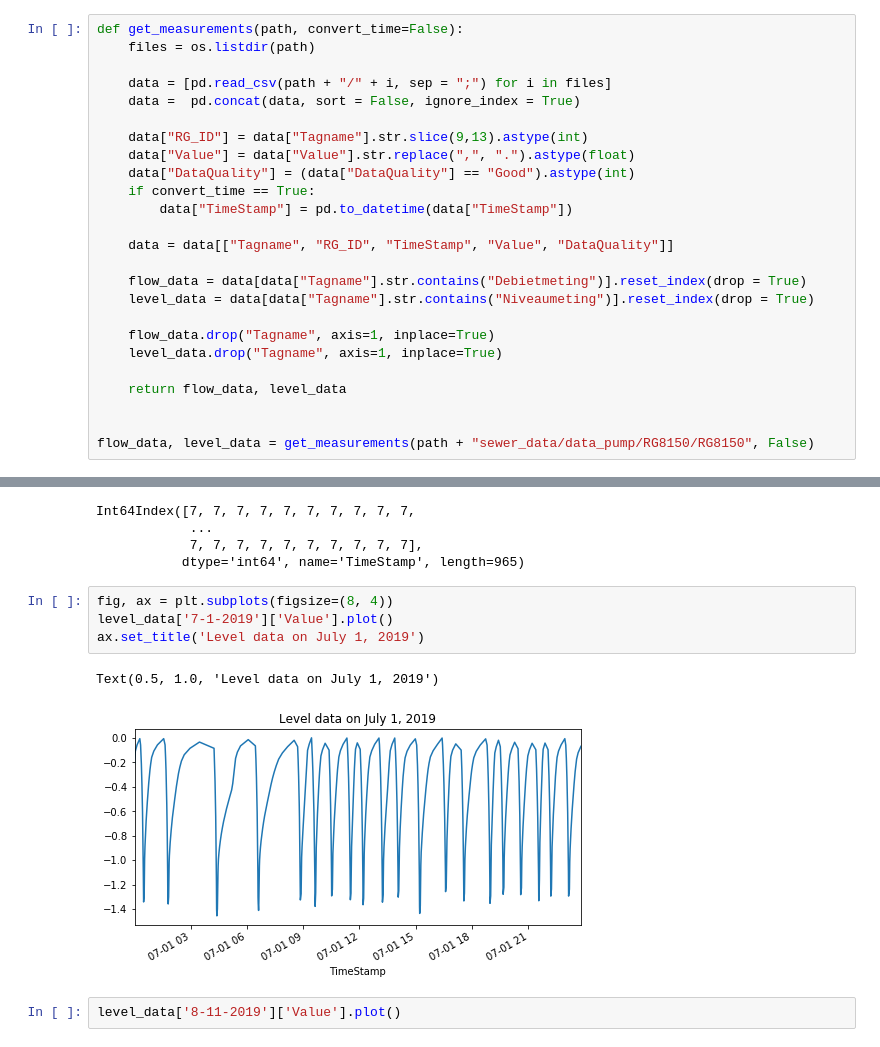
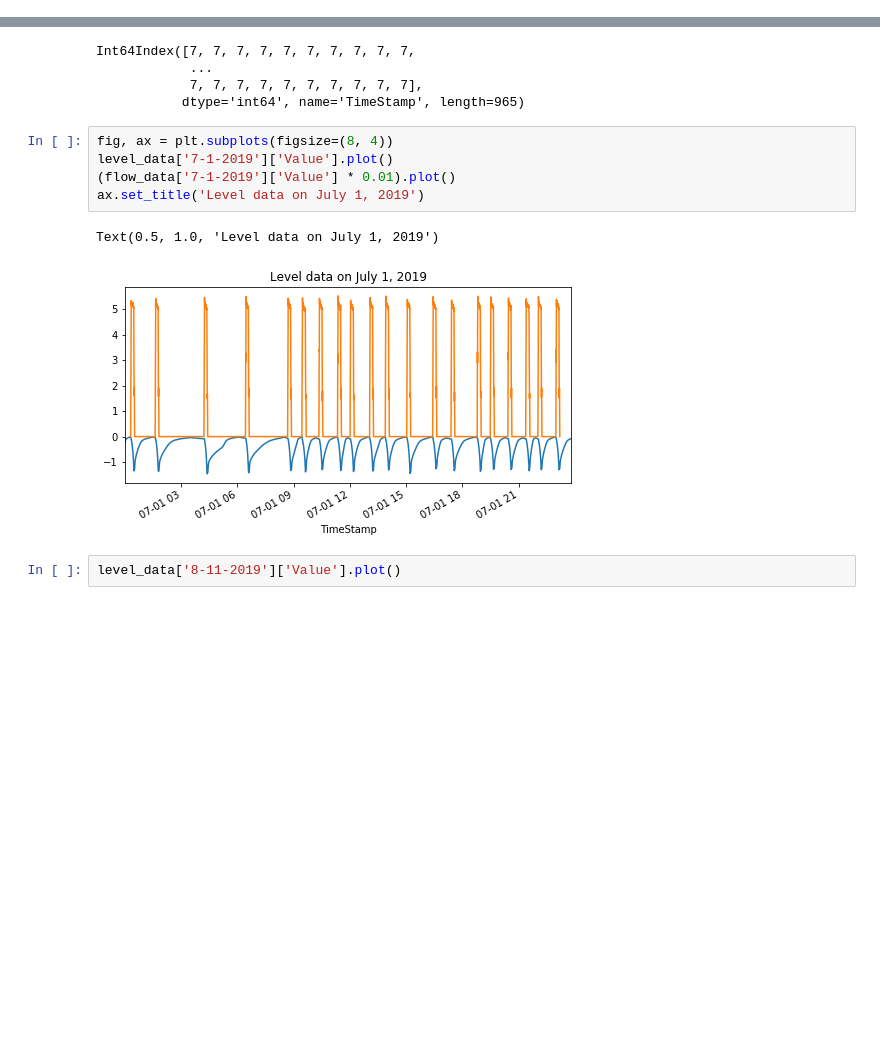
Before and after one commit to JalkapalloX/JBG060-Data-Challenge-3, a Jupyter notebook: Utility/Q&A 1.ipynb, the cells around one changed output, grey strips where cells are left out. Cells and saved outputs as stored; diff of their text form; blank space fills up the shorter version.

Commit message:
Visualisations of level, flow and rain data

```diff
--- a/Utility/Q&A 1.ipynb
+++ b/Utility/Q&A 1.ipynb
@@ -12,28 +13,3 @@ from matplotlib.ticker import MaxNLocator
 path = "C:/Users/20175825/OneDrive - TU Eindhoven/Data Science Bachelor Year 3/Data Challenge 3/waterschap-aa-en-maas_sewage_2019/"
 
 %matplotlib inline
-# %%
-def get_measurements(path, convert_time=False):
-    files = os.listdir(path)
-
-    data = [pd.read_csv(path + "/" + i, sep = ";") for i in files]
-    data =  pd.concat(data, sort = False, ignore_index = True)
-
-    data["RG_ID"] = data["Tagname"].str.slice(9,13).astype(int)
-    data["Value"] = data["Value"].str.replace(",", ".").astype(float)
-    data["DataQuality"] = (data["DataQuality"] == "Good").astype(int)
-    if convert_time == True:
-        data["TimeStamp"] = pd.to_datetime(data["TimeStamp"])
-
-    data = data[["Tagname", "RG_ID", "TimeStamp", "Value", "DataQuality"]]
-
-    flow_data = data[data["Tagname"].str.contains("Debietmeting")].reset_index(drop = True)
-    level_data = data[data["Tagname"].str.contains("Niveaumeting")].reset_index(drop = True)
-
-    flow_data.drop("Tagname", axis=1, inplace=True)
-    level_data.drop("Tagname", axis=1, inplace=True)
-
-    return flow_data, level_data
-
-
-flow_data, level_data = get_measurements(path + "sewer_data/data_pump/RG8150/RG8150", False)
@@ -116,10 +94,11 @@ Int64Index([7, 7, 7, 7, 7, 7, 7, 7, 7, 7,
 # %%
 fig, ax = plt.subplots(figsize=(8, 4))
 level_data['7-1-2019']['Value'].plot()
+(flow_data['7-1-2019']['Value'] * 0.01).plot()
 ax.set_title('Level data on July 1, 2019')
 # %% [output]
 Text(0.5, 1.0, 'Level data on July 1, 2019')
-[figure, old version]
+[figure, new version]
 # %%
 level_data['8-11-2019']['Value'].plot()
 # %% [output]
```
Also changed, not shown: parts of 4 cells of this notebook.
